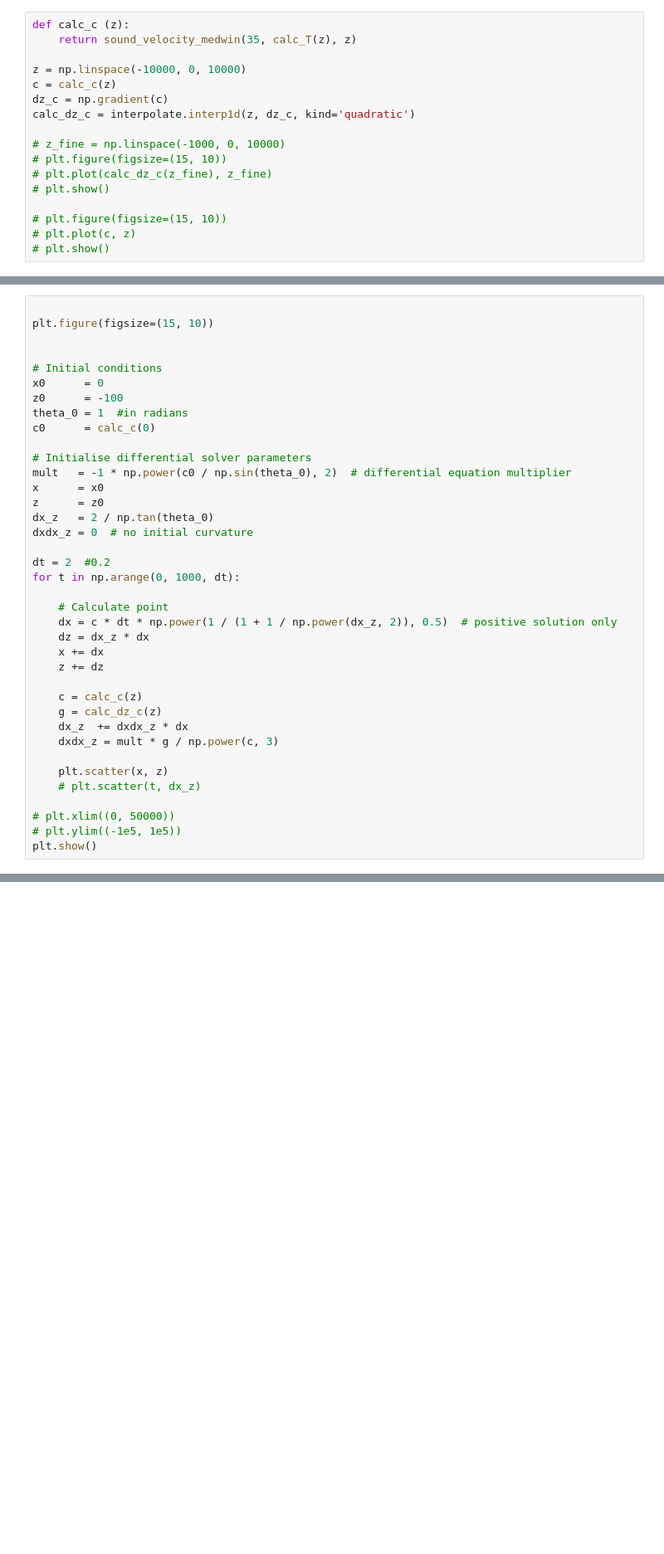
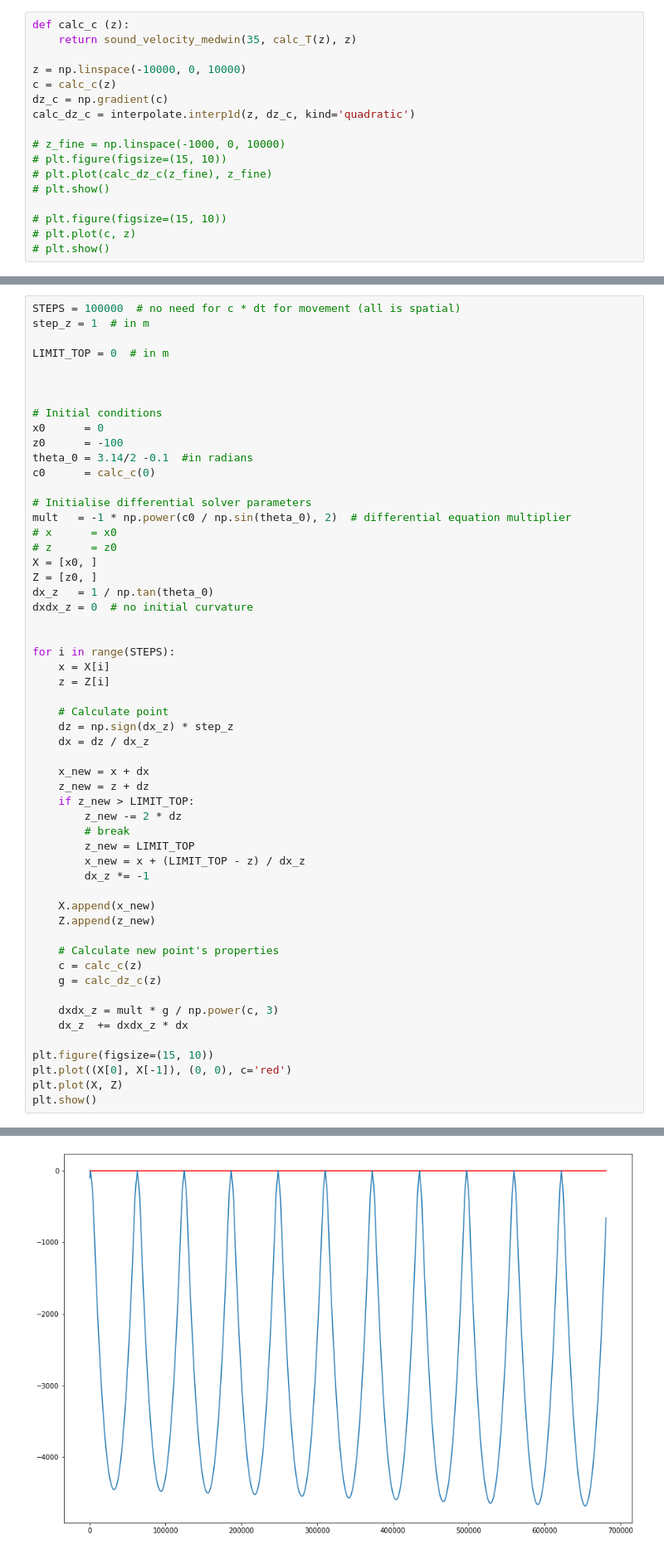
Before and after one commit to ahernot/data2021-bruits-mer, a Jupyter notebook: sound_propagation.ipynb, the cells around one changed output, grey strips where cells are left out. Shown at 83% size. Saved outputs shown, nothing was run; the diff lists cells and outputs as text; blank space fills up the shorter version.

```diff
--- a/sound_propagation.ipynb
+++ b/sound_propagation.ipynb
@@ -214,39 +218,56 @@ calc_dz_c = interpolate.interp1d(z, dz_c, kind='quadratic')
 # %%
+STEPS = 100000  # no need for c * dt for movement (all is spatial)
+step_z = 1  # in m
 
-plt.figure(figsize=(15, 10))
+LIMIT_TOP = 0  # in m
+
 
 
 # Initial conditions
 x0      = 0
 z0      = -100
-theta_0 = 1  #in radians
+theta_0 = 3.14/2 -0.1  #in radians
 c0      = calc_c(0)
 
 # Initialise differential solver parameters
 mult   = -1 * np.power(c0 / np.sin(theta_0), 2)  # differential equation multiplier
-x      = x0
-z      = z0
-dx_z   = 2 / np.tan(theta_0)
+# x      = x0
+# z      = z0
+X = [x0, ]
+Z = [z0, ]
+dx_z   = 1 / np.tan(theta_0)
 dxdx_z = 0  # no initial curvature
 
-dt = 2  #0.2
-for t in np.arange(0, 1000, dt):
+
+for i in range(STEPS):
+    x = X[i]
+    z = Z[i]
 
     # Calculate point
-    dx = c * dt * np.power(1 / (1 + 1 / np.power(dx_z, 2)), 0.5)  # positive solution only
-    dz = dx_z * dx
-    x += dx
-    z += dz
+    dz = np.sign(dx_z) * step_z
+    dx = dz / dx_z
 
+    x_new = x + dx
+    z_new = z + dz
+    if z_new > LIMIT_TOP:
+        z_new -= 2 * dz
+        # break
+        z_new = LIMIT_TOP
+        x_new = x + (LIMIT_TOP - z) / dx_z
+        dx_z *= -1
+
+    X.append(x_new)
+    Z.append(z_new)
+
+    # Calculate new point's properties
     c = calc_c(z)
     g = calc_dz_c(z)
+
+    dxdx_z = mult * g / np.power(c, 3)
     dx_z  += dxdx_z * dx
-    dxdx_z = mult * g / np.power(c, 3)
 
-    plt.scatter(x, z)
-    # plt.scatter(t, dx_z)
-
-# plt.xlim((0, 50000))
-# plt.ylim((-1e5, 1e5))
+plt.figure(figsize=(15, 10))
+plt.plot((X[0], X[-1]), (0, 0), c='red')
+plt.plot(X, Z)
 plt.show()
 # %% [output]
@@ -255,3 +274,4 @@ ValueError: A value in x_new is above the interpolation range.
+[figure, added]
 # %%
 def GROUND_HEIGHT_2D (x: np.ndarray):
     """
```
Also changed, not shown: parts of 2 cells of this notebook.
